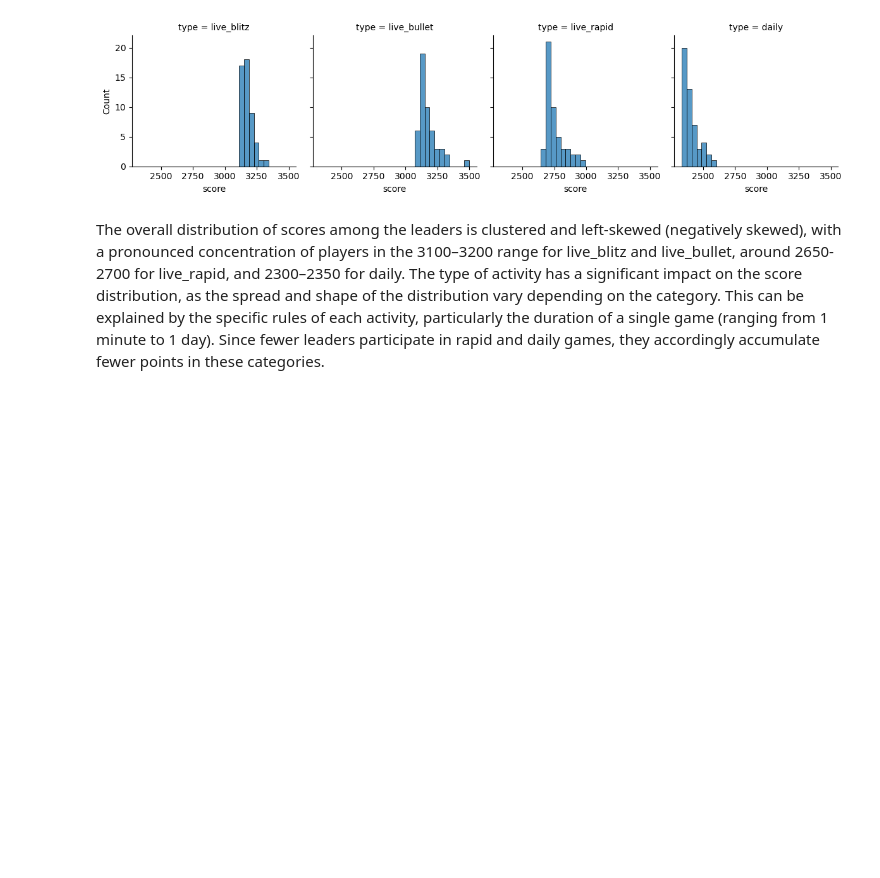
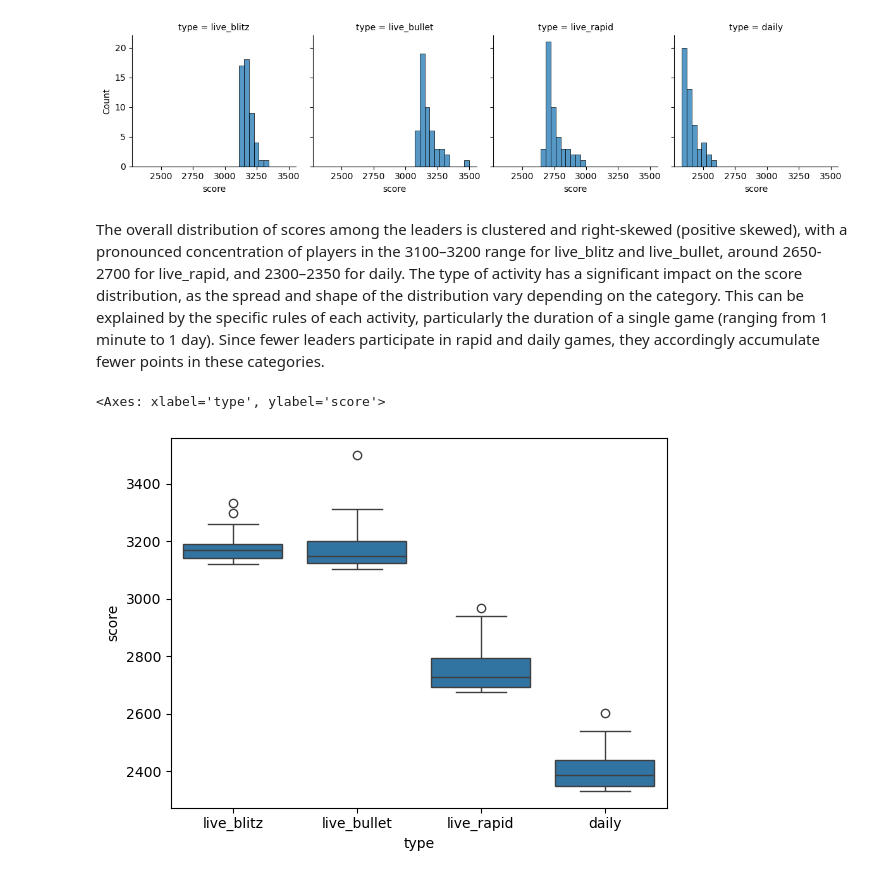
Before and after one commit to OlhaHaidash/chesscom_data_analysis, a Jupyter notebook: 2_analysis_sql/0_data_overview.ipynb, the cells around one changed output. Cells and saved outputs as stored; diff of their text form; code cells hidden in the pictures; blank space fills up the shorter version.

Commit message:
Data Overview Update

```diff
--- a/2_analysis_sql/0_data_overview.ipynb
+++ b/2_analysis_sql/0_data_overview.ipynb
@@ -117,4 +119,9 @@ plt.show()
 # %% [output]
 [figure]
 # %% [markdown]
-The overall distribution of scores among the leaders is clustered and left-skewed (negatively skewed), with a pronounced concentration of players in the 3100–3200 range for live_blitz and live_bullet, around 2650-2700 for live_rapid, and 2300–2350 for daily. The type of activity has a significant impact on the score distribution, as the spread and shape of the distribution vary depending on the category. This can be explained by the specific rules of each activity, particularly the duration of a single game (ranging from 1 minute to 1 day). Since fewer leaders participate in rapid and daily games, they accordingly accumulate fewer points in these categories.
+The overall distribution of scores among the leaders is clustered and right-skewed (positive skewed), with a pronounced concentration of players in the 3100–3200 range for live_blitz and live_bullet, around 2650-2700 for live_rapid, and 2300–2350 for daily. The type of activity has a significant impact on the score distribution, as the spread and shape of the distribution vary depending on the category. This can be explained by the specific rules of each activity, particularly the duration of a single game (ranging from 1 minute to 1 day). Since fewer leaders participate in rapid and daily games, they accordingly accumulate fewer points in these categories.
+# %%
+sns.boxplot(data = leaders, x = 'type', y = 'score')
+# %% [output]
+<Axes: xlabel='type', ylabel='score'>
+[figure, added]
```
Also changed, not shown: parts of 11 cells of this notebook, 2 other files.
